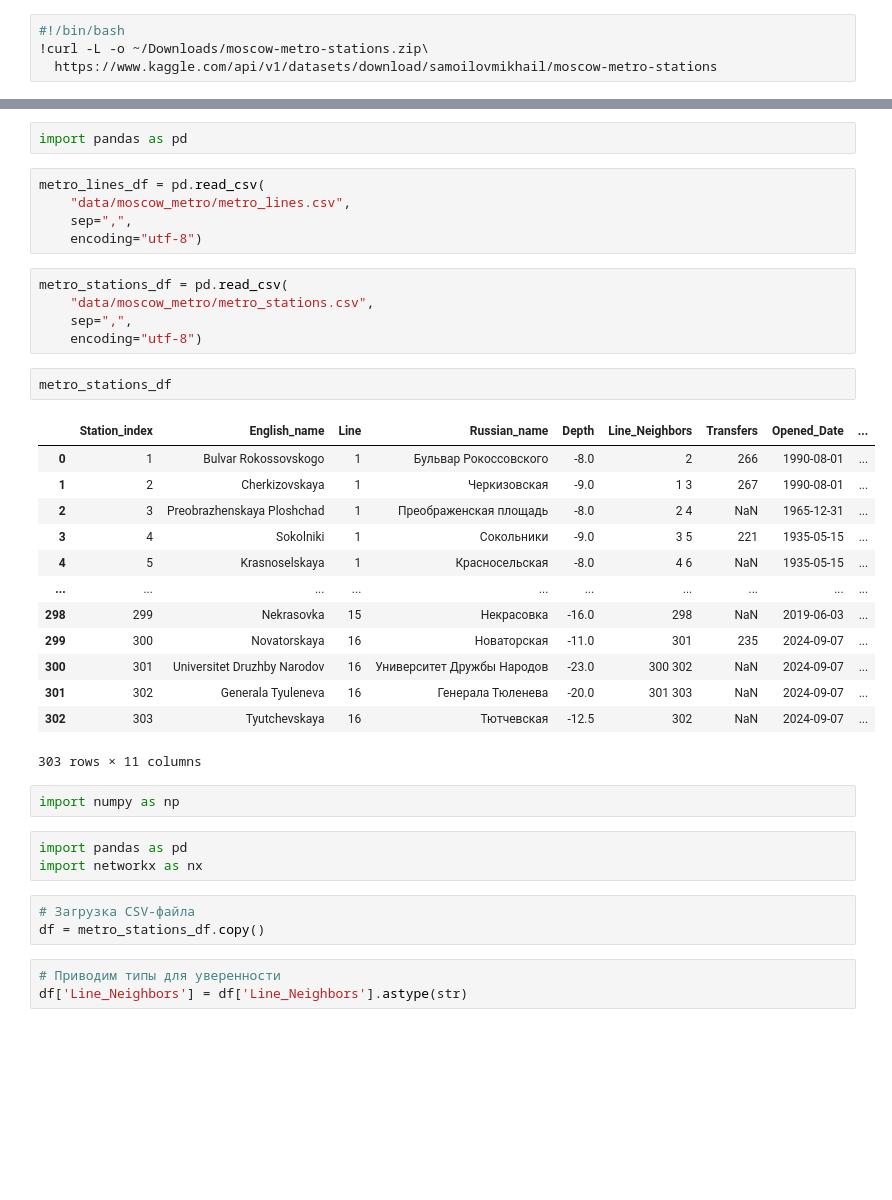
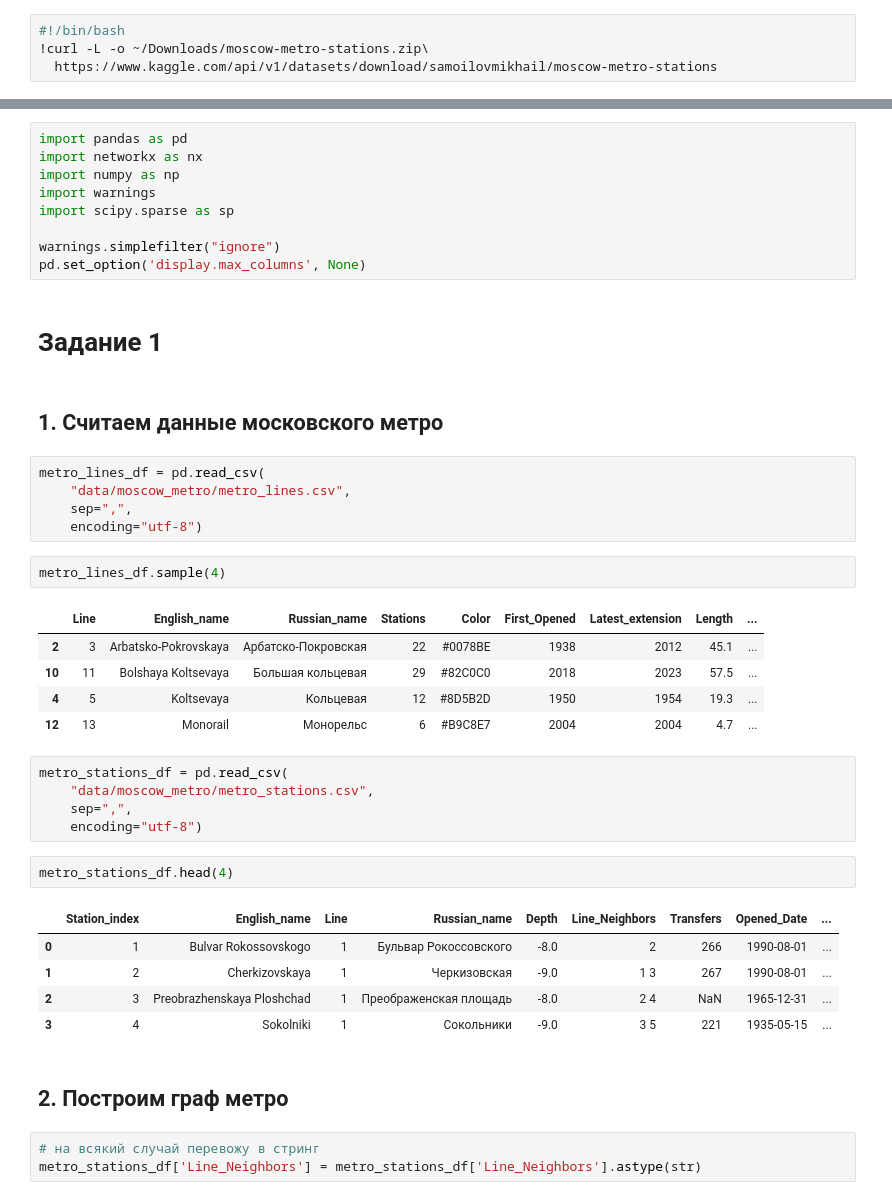
Before and after one commit to AraratIsraelyan/SberUniversity.Python.High_performance_computing, a Jupyter notebook: homework_3/main.ipynb, the cells around one changed output, grey strips where cells are left out. Drawn from its saved outputs; the diff is of its cells as text; blank space fills up the shorter version.

```diff
--- a/homework_3/main.ipynb
+++ b/homework_3/main.ipynb
@@ -7,40 +11,45 @@
 # %%
 import pandas as pd
+import networkx as nx
+import numpy as np
+import warnings
+import scipy.sparse as sp
+
+warnings.simplefilter("ignore")
+pd.set_option('display.max_columns', None)
+# %% [markdown]
+# Задание 1
+# %% [markdown]
+## 1. Считаем данные московского метро
 # %%
 metro_lines_df = pd.read_csv(
     "data/moscow_metro/metro_lines.csv",
     sep=",",
     encoding="utf-8")
+# %%
+metro_lines_df.sample(4)
+# %% [output]
+|  | Line | English_name | Russian_name | Stations | Color | First_Opened | Latest_extension | Length | ... |
+| 2 | 3 | Arbatsko-Pokrovskaya | Арбатско-Покровская | 22 | #0078BE | 1938 | 2012 | 45.1 | ... |
+| 10 | 11 | Bolshaya Koltsevaya | Большая кольцевая | 29 | #82C0C0 | 2018 | 2023 | 57.5 | ... |
+| 4 | 5 | Koltsevaya | Кольцевая | 12 | #8D5B2D | 1950 | 1954 | 19.3 | ... |
+| 12 | 13 | Monorail | Монорельс | 6 | #B9C8E7 | 2004 | 2004 | 4.7 | ... |
 # %%
 metro_stations_df = pd.read_csv(
     "data/moscow_metro/metro_stations.csv",
     sep=",",
     encoding="utf-8")
 # %%
-metro_stations_df
+metro_stations_df.head(4)
 # %% [output]
 |  | Station_index | English_name | Line | Russian_name | Depth | Line_Neighbors | Transfers | Opened_Date | ... |
 | 0 | 1 | Bulvar Rokossovskogo | 1 | Бульвар Рокоссовского | -8.0 | 2 | 266 | 1990-08-01 | ... |
 | 1 | 2 | Cherkizovskaya | 1 | Черкизовская | -9.0 | 1 3 | 267 | 1990-08-01 | ... |
 | 2 | 3 | Preobrazhenskaya Ploshchad | 1 | Преображенская площадь | -8.0 | 2 4 | NaN | 1965-12-31 | ... |
 | 3 | 4 | Sokolniki | 1 | Сокольники | -9.0 | 3 5 | 221 | 1935-05-15 | ... |
-| 4 | 5 | Krasnoselskaya | 1 | Красносельская | -8.0 | 4 6 | NaN | 1935-05-15 | ... |
-| ... | ... | ... | ... | ... | ... | ... | ... | ... | ... |
-| 298 | 299 | Nekrasovka | 15 | Некрасовка | -16.0 | 298 | NaN | 2019-06-03 | ... |
-| 299 | 300 | Novatorskaya | 16 | Новаторская | -11.0 | 301 | 235 | 2024-09-07 | ... |
-| 300 | 301 | Universitet Druzhby Narodov | 16 | Университет Дружбы Народов | -23.0 | 300 302 | NaN | 2024-09-07 | ... |
-| 301 | 302 | Generala Tyuleneva | 16 | Генерала Тюленева | -20.0 | 301 303 | NaN | 2024-09-07 | ... |
-| 302 | 303 | Tyutchevskaya | 16 | Тютчевская | -12.5 | 302 | NaN | 2024-09-07 | ... |
-303 rows × 11 columns
-# %%
-import numpy as np
-# %%
-import pandas as pd
-import networkx as nx
-# %%
-# Загрузка CSV-файла
-df = metro_stations_df.copy()
+# %% [markdown]
+## 2. Построим граф метро
 # %%
-# Приводим типы для уверенности
-df['Line_Neighbors'] = df['Line_Neighbors'].astype(str)
+# на всякий случай перевожу в стринг
+metro_stations_df['Line_Neighbors'] = metro_stations_df['Line_Neighbors'].astype(str)
 # %%
```
Also changed, not shown: parts of 48 cells of this notebook, 4 other files.
